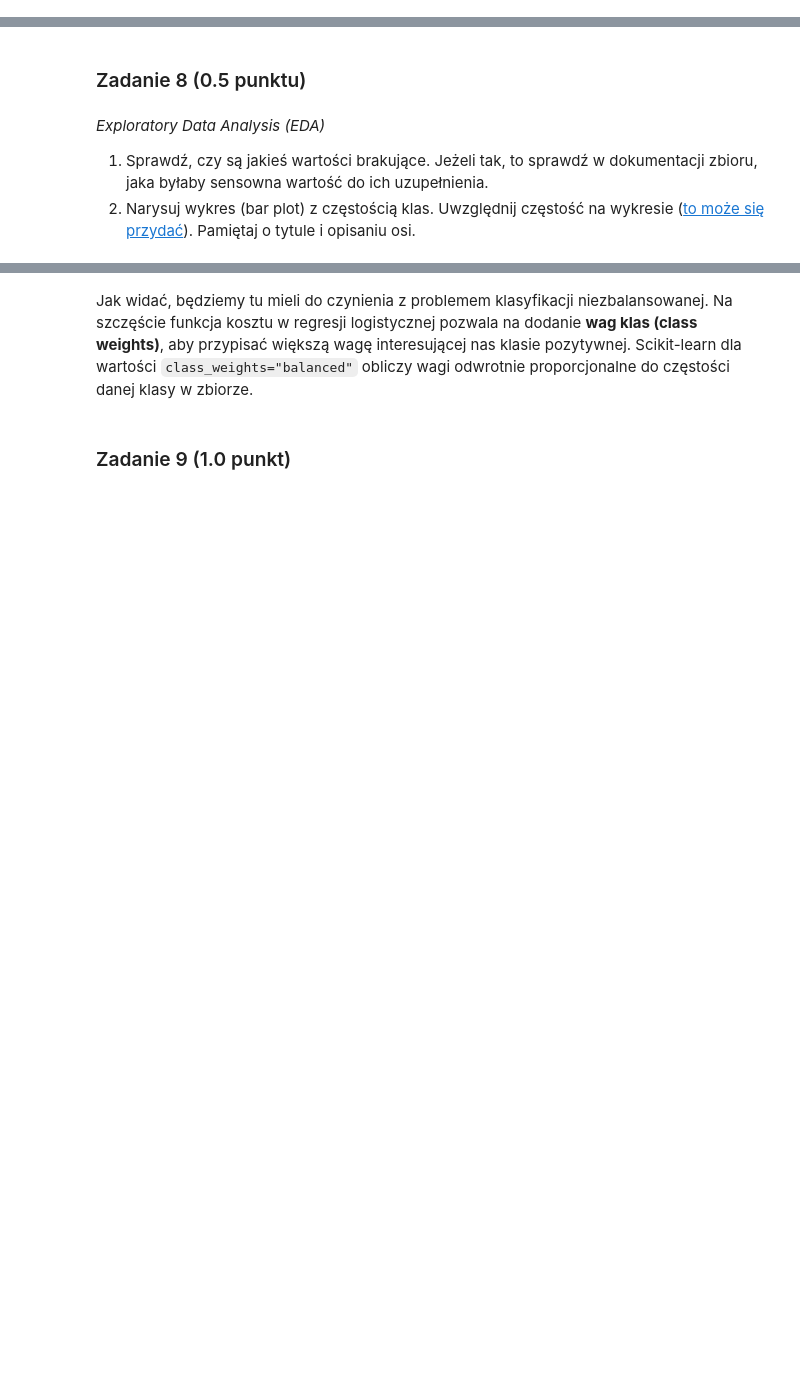
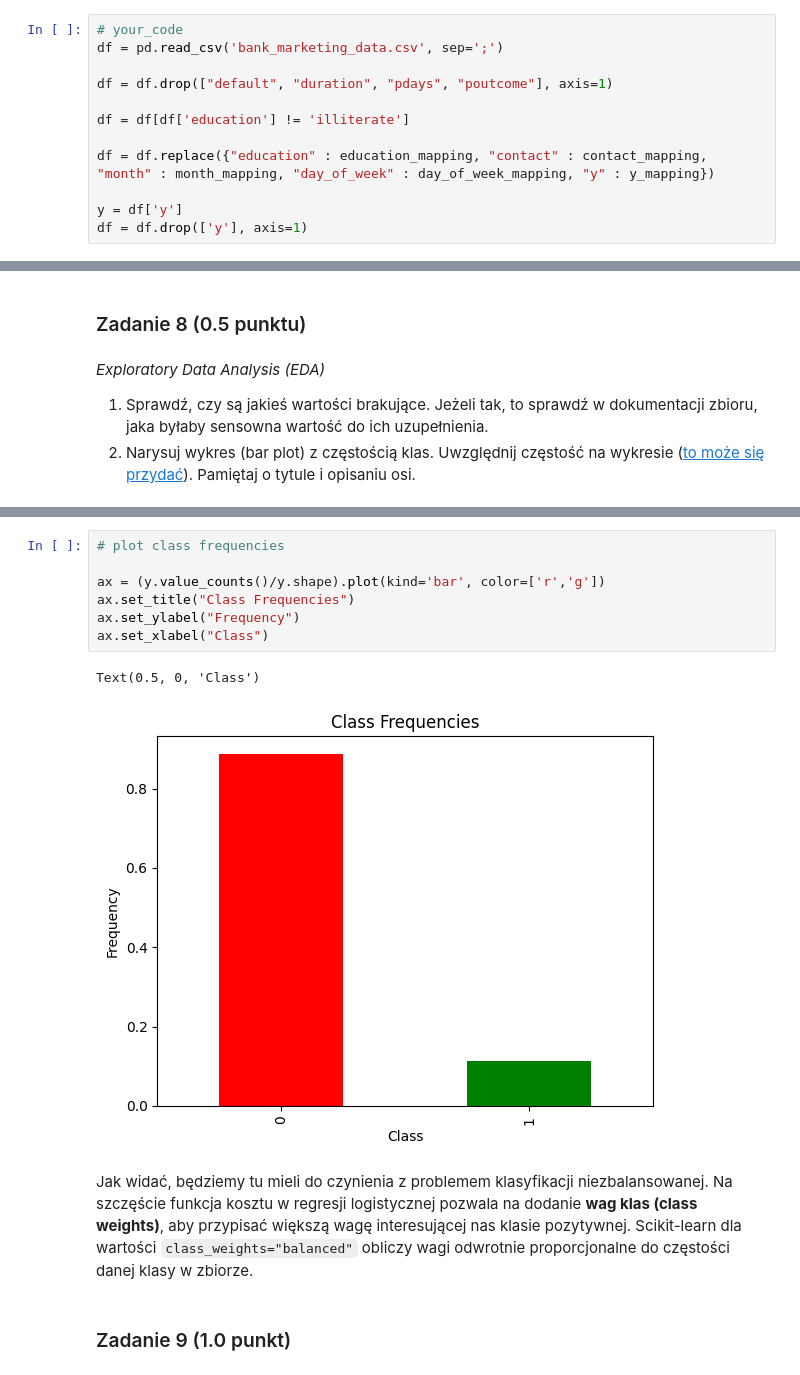
Before and after one commit to Ant-Mas/sztuczna-inteligencja, a Jupyter notebook: lab1/lab_1.ipynb, the cells around one changed output, grey strips where cells are left out. Saved outputs shown, nothing was run; the diff lists cells and outputs as text; blank space fills up the shorter version.

```diff
--- a/lab1/lab_1.ipynb
+++ b/lab1/lab_1.ipynb
@@ -1139,3 +1141,15 @@ y_mapping = {
+# %%
+# your_code
+df = pd.read_csv('bank_marketing_data.csv', sep=';')
+
+df = df.drop(["default", "duration", "pdays", "poutcome"], axis=1)
+
+df = df[df['education'] != 'illiterate']
+
+df = df.replace({"education" : education_mapping, "contact" : contact_mapping, "month" : month_mapping, "day_of_week" : day_of_week_mapping, "y" : y_mapping})
+
+y = df['y']
+df = df.drop(['y'], axis=1)
 # %%
 assert 'default' not in df.columns
 assert 'duration' not in df.columns
@@ -1175,3 +1218,13 @@ y = y.astype({"y": np.int64})
+# %%
+# plot class frequencies
+
+ax = (y.value_counts()/y.shape).plot(kind='bar', color=['r','g'])
+ax.set_title("Class Frequencies")
+ax.set_ylabel("Frequency")
+ax.set_xlabel("Class")
+# %% [output]
+Text(0.5, 0, 'Class')
+[figure, added]
 # %% [markdown]
 Jak widać, będziemy tu mieli do czynienia z problemem klasyfikacji niezbalansowanej. Na szczęście funkcja kosztu w regresji logistycznej pozwala na dodanie **wag klas (class weights)**, aby przypisać większą wagę interesującej nas klasie pozytywnej. Scikit-learn dla wartości `class_weights="balanced"` obliczy wagi odwrotnie proporcjonalne do częstości danej klasy w zbiorze.
 # %% [markdown]
```
Also changed, not shown: parts of 7 cells of this notebook.
